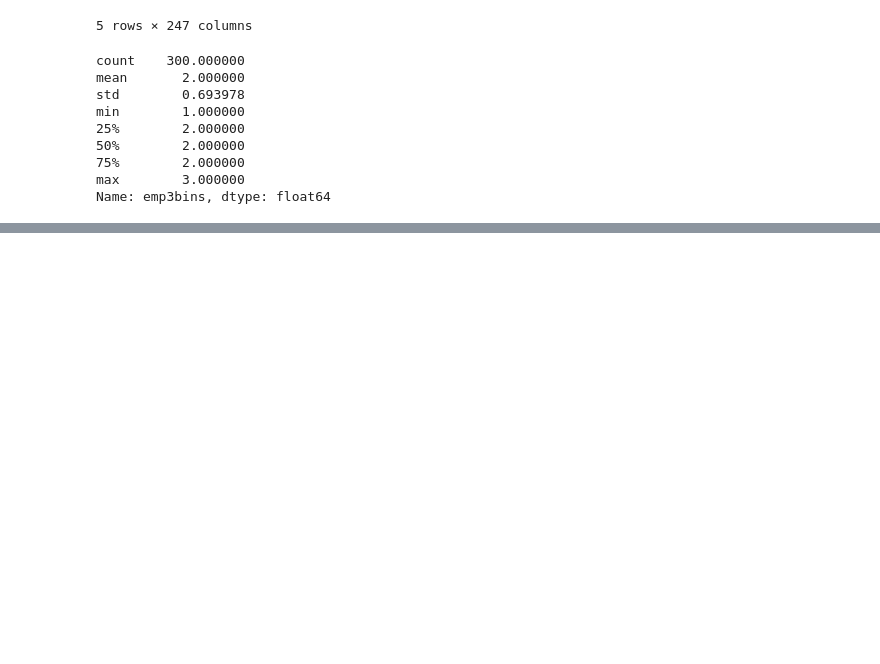
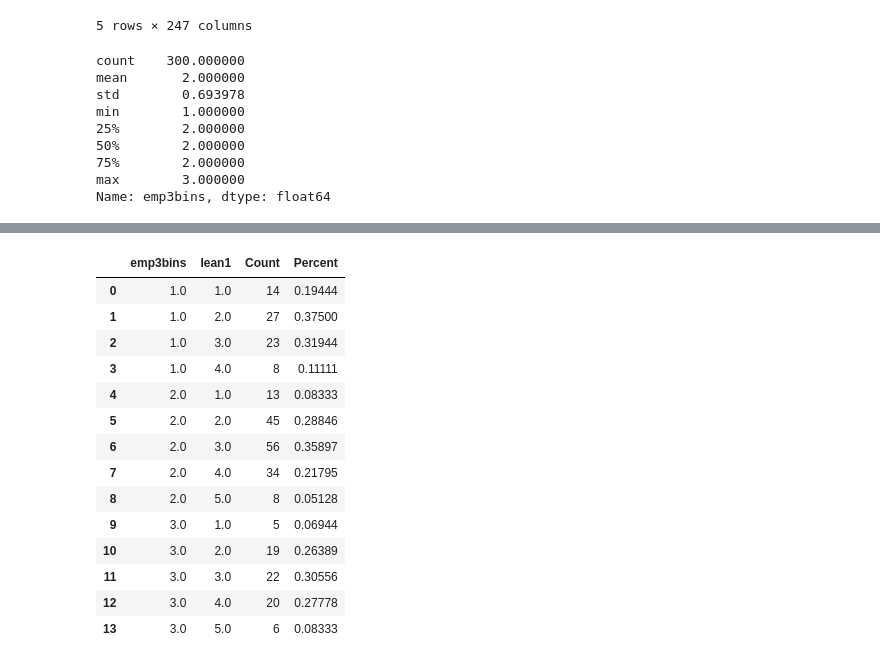
Before and after one commit to felipesebben/bk_data_analysis_studies, a Jupyter notebook: da_case_studies/ch04-management_firm_size/ch04-wms_management_size.ipynb, the cells around one changed output, grey strips where cells are left out. Drawn from its saved outputs; the diff is of its cells as text; code cells hidden in the pictures; blank space fills up the shorter version.

```diff
--- a/da_case_studies/ch04-management_firm_size/ch04-wms_management_size.ipynb
+++ b/da_case_studies/ch04-management_firm_size/ch04-wms_management_size.ipynb
@@ -216,0 +239,18 @@ Name: emp3bins, dtype: float64
+# %%
+df1
+# %% [output]
+|  | emp3bins | lean1 | Count | Percent |
+| 0 | 1.0 | 1.0 | 14 | 0.19444 |
+| 1 | 1.0 | 2.0 | 27 | 0.37500 |
+| 2 | 1.0 | 3.0 | 23 | 0.31944 |
+| 3 | 1.0 | 4.0 | 8 | 0.11111 |
+| 4 | 2.0 | 1.0 | 13 | 0.08333 |
+| 5 | 2.0 | 2.0 | 45 | 0.28846 |
+| 6 | 2.0 | 3.0 | 56 | 0.35897 |
+| 7 | 2.0 | 4.0 | 34 | 0.21795 |
+| 8 | 2.0 | 5.0 | 8 | 0.05128 |
+| 9 | 3.0 | 1.0 | 5 | 0.06944 |
+| 10 | 3.0 | 2.0 | 19 | 0.26389 |
+| 11 | 3.0 | 3.0 | 22 | 0.30556 |
+| 12 | 3.0 | 4.0 | 20 | 0.27778 |
+| 13 | 3.0 | 5.0 | 6 | 0.08333 |
```
Also changed, not shown: parts of 11 cells of this notebook.
